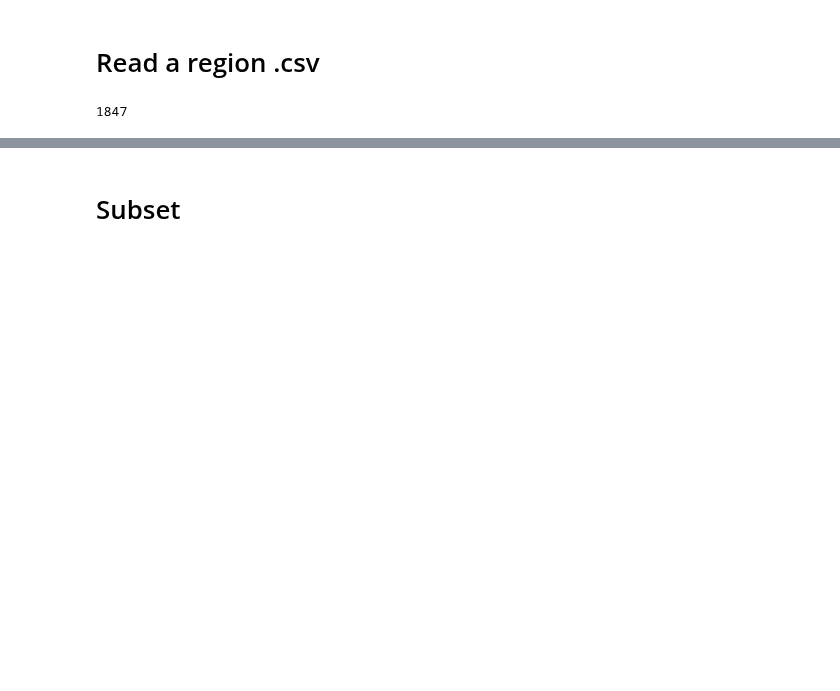
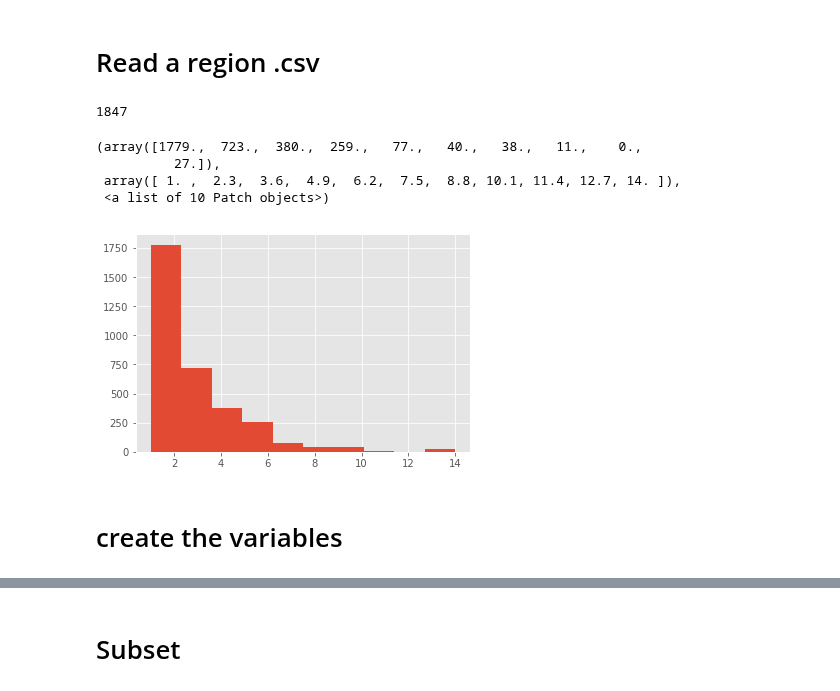
Before and after one commit to CityBlender/data-analysis, a Jupyter notebook: EOD_V02.ipynb, the cells around one changed output, grey strips where cells are left out. Cells and saved outputs as stored; diff of their text form; code cells hidden in the pictures; blank space fills up the shorter version.

```diff
--- a/EOD_V02.ipynb
+++ b/EOD_V02.ipynb
@@ -43,12 +43,29 @@ len(df['location'])
 # %%
 # Make a dictionary using list comprehension
 df['location'] = [ast.literal_eval(df['location'][x]) for x in range(len(df['location']))]
+df['venue_name'] = [ast.literal_eval(df['venue'][x])['displayName'] for x in range(len(df['venue']))]
+df['performance'] = [(ast.literal_eval(df['performance'][x])) for x in range(len(df['performance']))]
 
 
 # Make the list of Cities
 df['city'] = [df['location'][x]['city'] for x in range(len(df['location']))]
 df['lat'] = [df['location'][x]['lat'] for x in range(len(df['location']))]
 df['lng'] = [df['location'][x]['lng'] for x in range(len(df['location']))]
-
-
-df['venue_name'] = [ast.literal_eval(df['venue'][x])['displayName'] for x in range(len(df['venue']))]
+# %%
+q_artist_per_gig = []
+for fila in range(len(df['performance'])):
+
+    # And then get inside the cell dictionary and cheque what's inside there
+    for in_cell in range(len(df['performance'][fila])):
+        q_artist_per_gig.append(len(df['performance'][fila]))
+print(max(q_artist_per_gig))
+# %%
+plt.hist(q_artist_per_gig)
+# %% [output]
+(array([1779.,  723.,  380.,  259.,   77.,   40.,   38.,   11.,    0.,
+          27.]),
+ array([ 1. ,  2.3,  3.6,  4.9,  6.2,  7.5,  8.8, 10.1, 11.4, 12.7, 14. ]),
+ <a list of 10 Patch objects>)
+[figure, added]
+# %% [markdown]
+# create the variables
```
Also changed, not shown: parts of 12 cells of this notebook, 1 other file.
